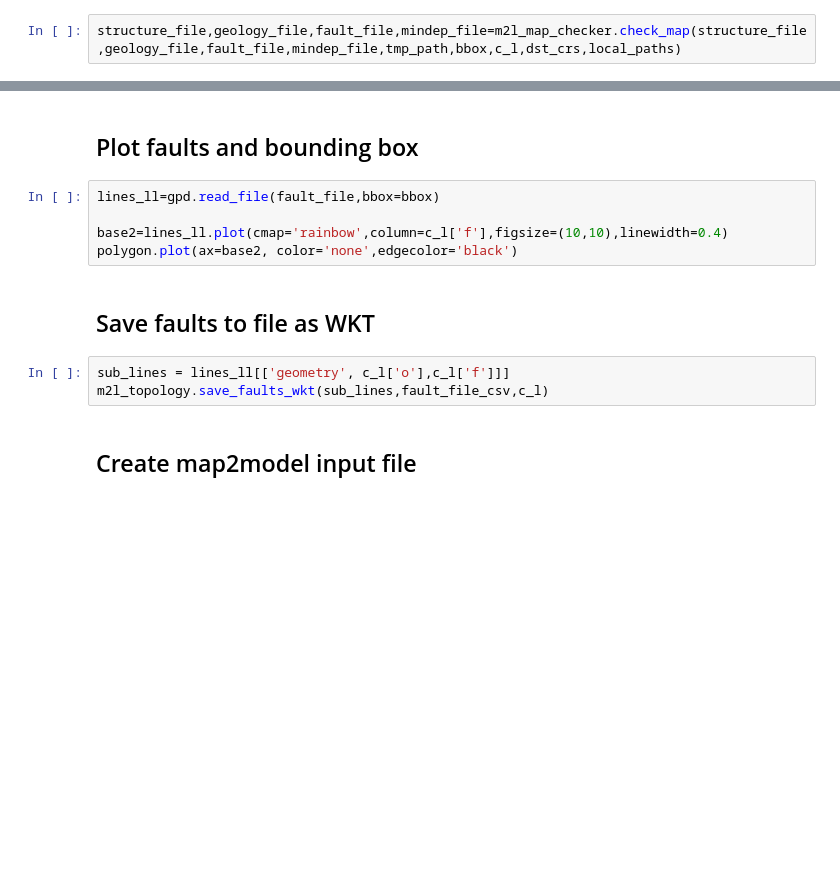
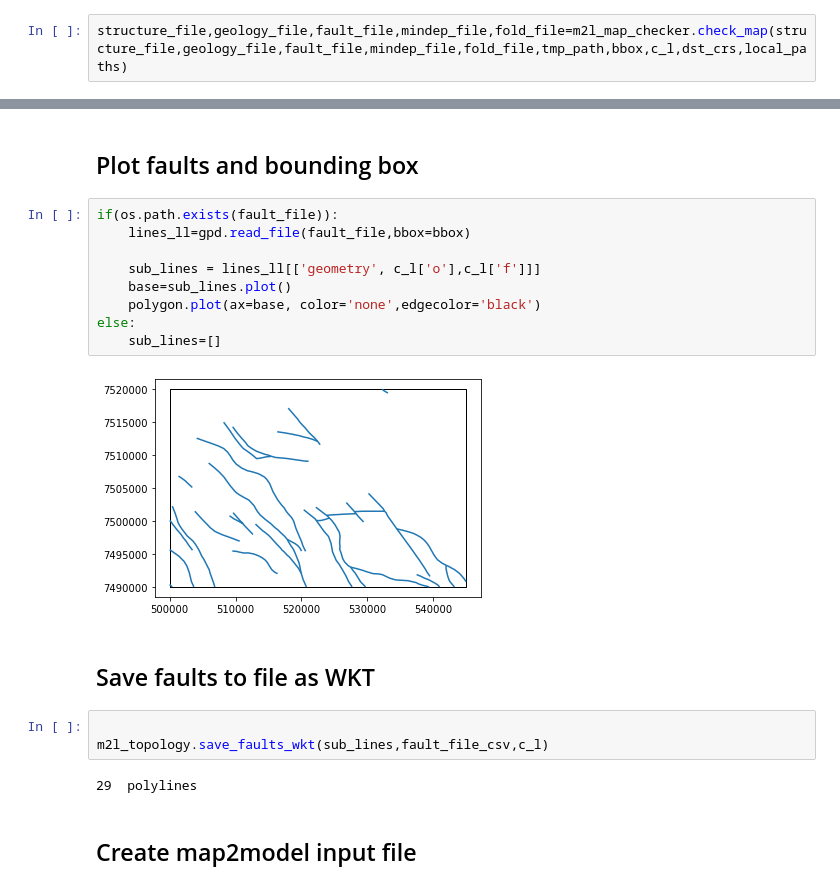
Before and after one commit to RichardScottOZ/map2loop, a Jupyter notebook: notebooks/1. Hamersley map processing.ipynb, the cells around one changed output, grey strips where cells are left out. Drawn from its saved outputs; the diff is of its cells as text; blank space fills up the shorter version.

```diff
--- a/notebooks/1. Hamersley map processing.ipynb
+++ b/notebooks/1. Hamersley map processing.ipynb
@@ -238,4 +267,4 @@ else:
 - Faults that should be joined (c.f. FracG code)
 - Orientations near contacts that make no sense (i.e. strike is at high angle to contact tangent)
 # %%
-structure_file,geology_file,fault_file,mindep_file=m2l_map_checker.check_map(structure_file,geology_file,fault_file,mindep_file,tmp_path,bbox,c_l,dst_crs,local_paths)
+structure_file,geology_file,fault_file,mindep_file,fold_file=m2l_map_checker.check_map(structure_file,geology_file,fault_file,mindep_file,fold_file,tmp_path,bbox,c_l,dst_crs,local_paths)
@@ -323,15 +441,23 @@ polygon.plot(ax=base, color='none',edgecolor='black')
 # %% [markdown]
 ## Plot faults and bounding box
 # %%
-lines_ll=gpd.read_file(fault_file,bbox=bbox)
+if(os.path.exists(fault_file)):
+    lines_ll=gpd.read_file(fault_file,bbox=bbox)
 
-base2=lines_ll.plot(cmap='rainbow',column=c_l['f'],figsize=(10,10),linewidth=0.4)
-polygon.plot(ax=base2, color='none',edgecolor='black')
+    sub_lines = lines_ll[['geometry', c_l['o'],c_l['f']]]
+    base=sub_lines.plot()
+    polygon.plot(ax=base, color='none',edgecolor='black')
+else:
+    sub_lines=[]
+# %% [output]
+[figure, added]
 # %% [markdown]
 ## Save faults to file as WKT
 # %%
-sub_lines = lines_ll[['geometry', c_l['o'],c_l['f']]]
+
 m2l_topology.save_faults_wkt(sub_lines,fault_file_csv,c_l)
+# %% [output]
+29  polylines
 # %% [markdown]
 ## Create map2model input file
 # %%
```
Also changed, not shown: parts of 45 cells of this notebook, 20 other files.
